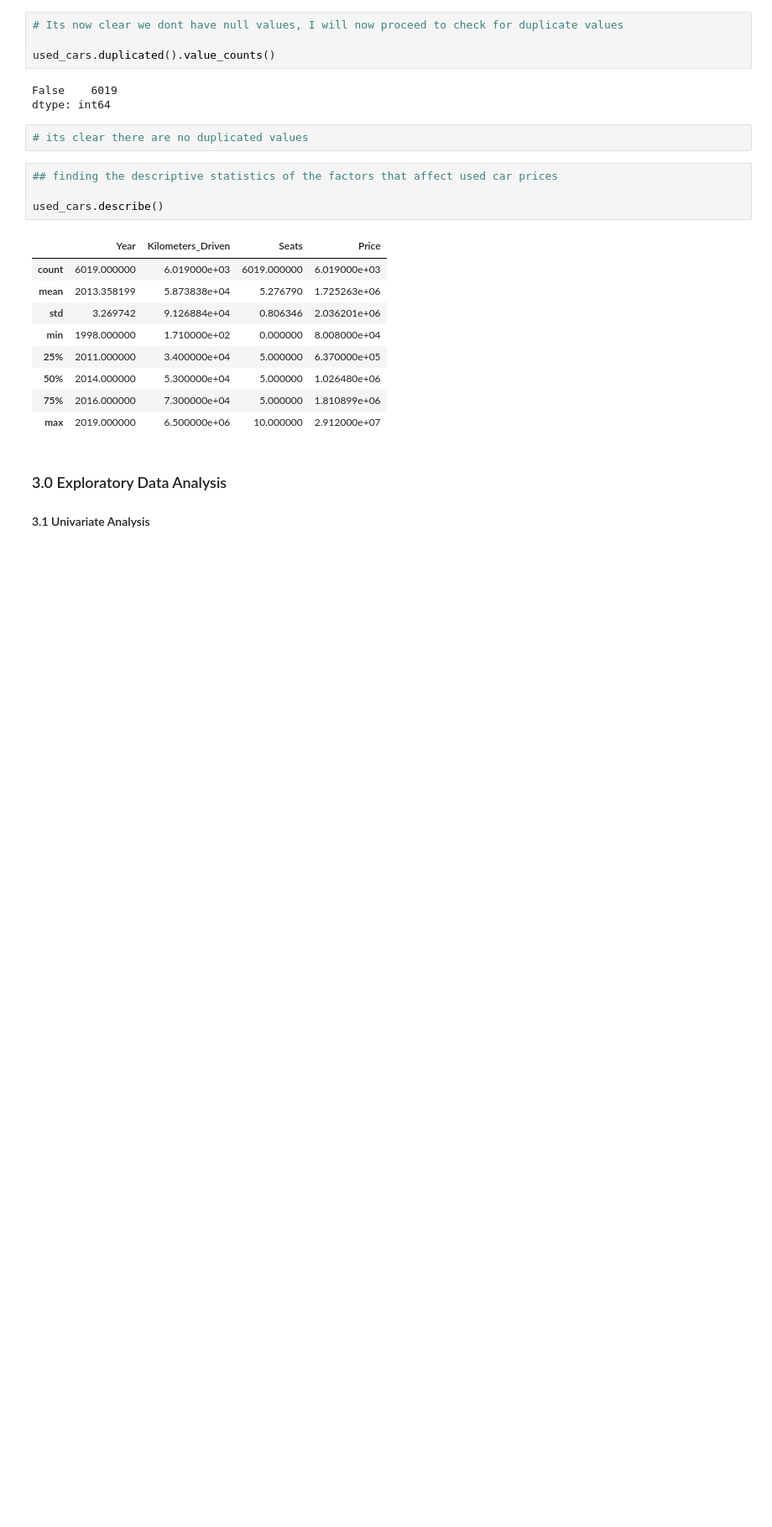
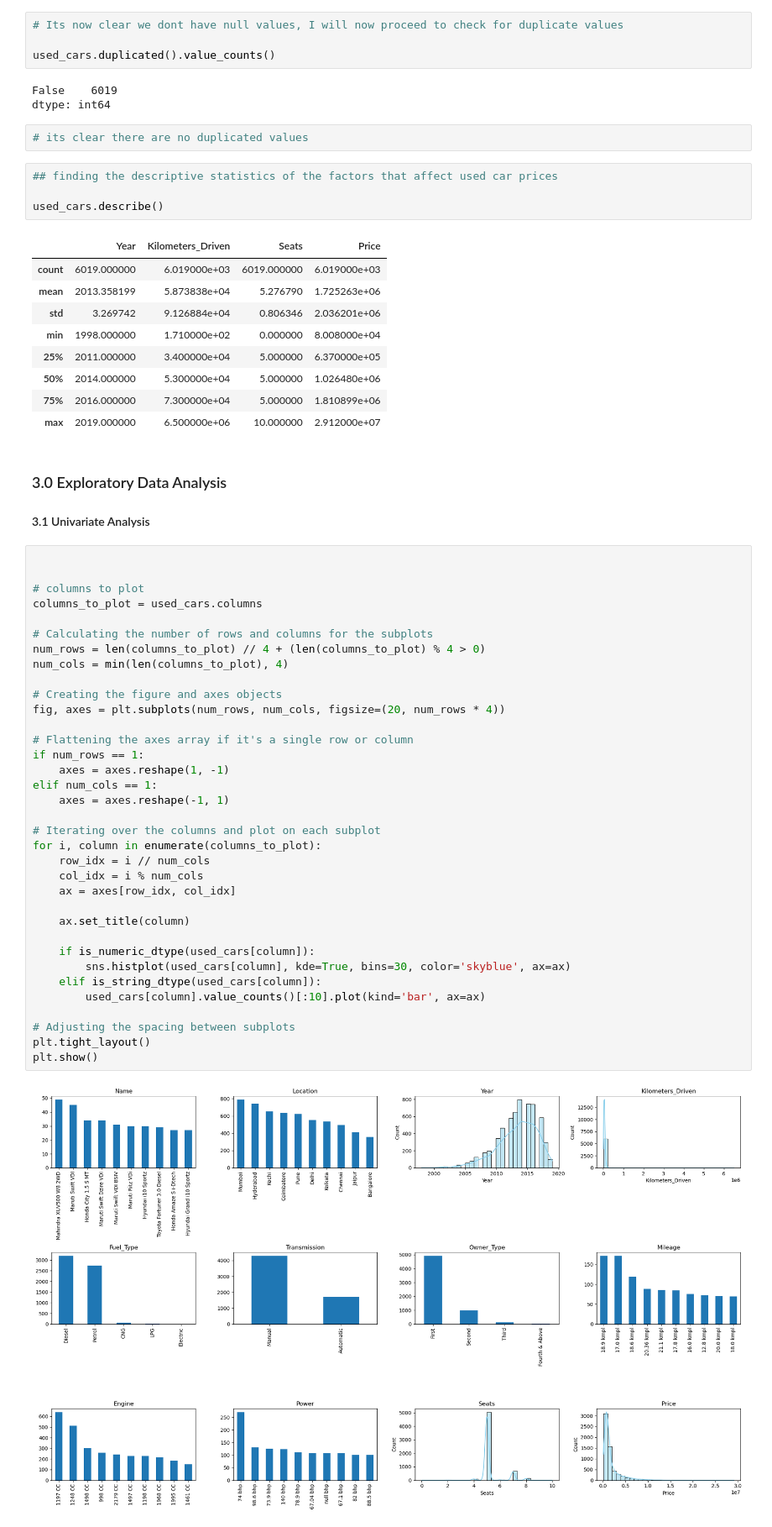
Before and after one commit to Isaac-Munyaka/Used-Cars-Price-Prediction, a Jupyter notebook: car_price_prediction.ipynb, the cells around one changed output. Shown: that part at 84% size. Cells and saved outputs as stored; diff of their text form; blank space fills up the shorter version.

```diff
--- a/car_price_prediction.ipynb
+++ b/car_price_prediction.ipynb
@@ -174,3 +175,40 @@ used_cars.describe()
 ### 3.0 Exploratory Data Analysis
 
 #### 3.1 Univariate Analysis
+# %%
+
+
+# columns to plot
+columns_to_plot = used_cars.columns
+
+# Calculating the number of rows and columns for the subplots
+num_rows = len(columns_to_plot) // 4 + (len(columns_to_plot) % 4 > 0)
+num_cols = min(len(columns_to_plot), 4)
+
+# Creating the figure and axes objects
+fig, axes = plt.subplots(num_rows, num_cols, figsize=(20, num_rows * 4))
+
+# Flattening the axes array if it's a single row or column
+if num_rows == 1:
+    axes = axes.reshape(1, -1)
+elif num_cols == 1:
+    axes = axes.reshape(-1, 1)
+
+# Iterating over the columns and plot on each subplot
+for i, column in enumerate(columns_to_plot):
+    row_idx = i // num_cols
+    col_idx = i % num_cols
+    ax = axes[row_idx, col_idx]
+
+    ax.set_title(column)
+
+    if is_numeric_dtype(used_cars[column]):
+        sns.histplot(used_cars[column], kde=True, bins=30, color='skyblue', ax=ax)
+    elif is_string_dtype(used_cars[column]):
+        used_cars[column].value_counts()[:10].plot(kind='bar', ax=ax)
+
+# Adjusting the spacing between subplots
+plt.tight_layout()
+plt.show()
+# %% [output]
+[figure, added]
```
Also changed, not shown: parts of 1 cell of this notebook.
